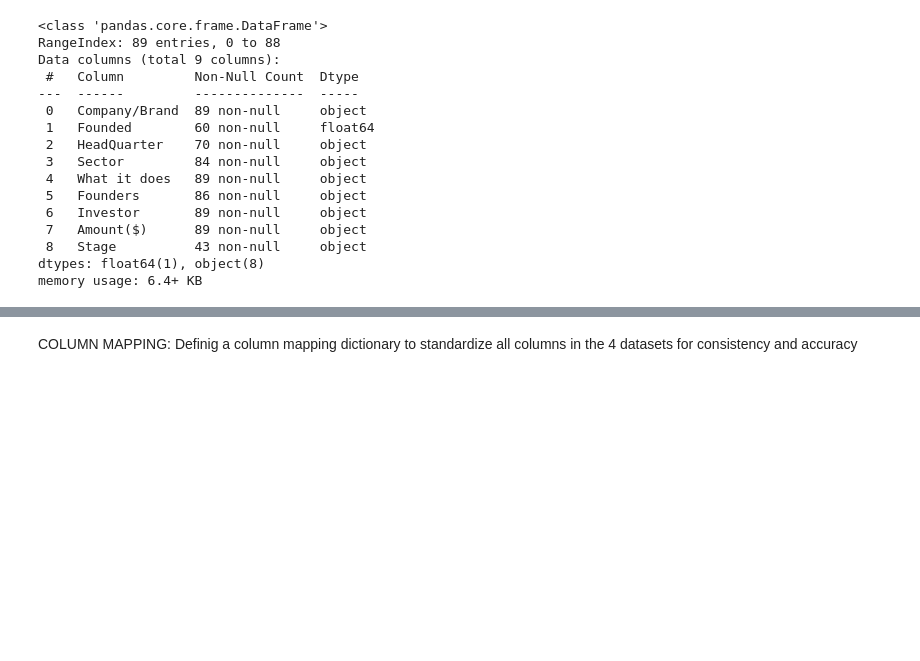
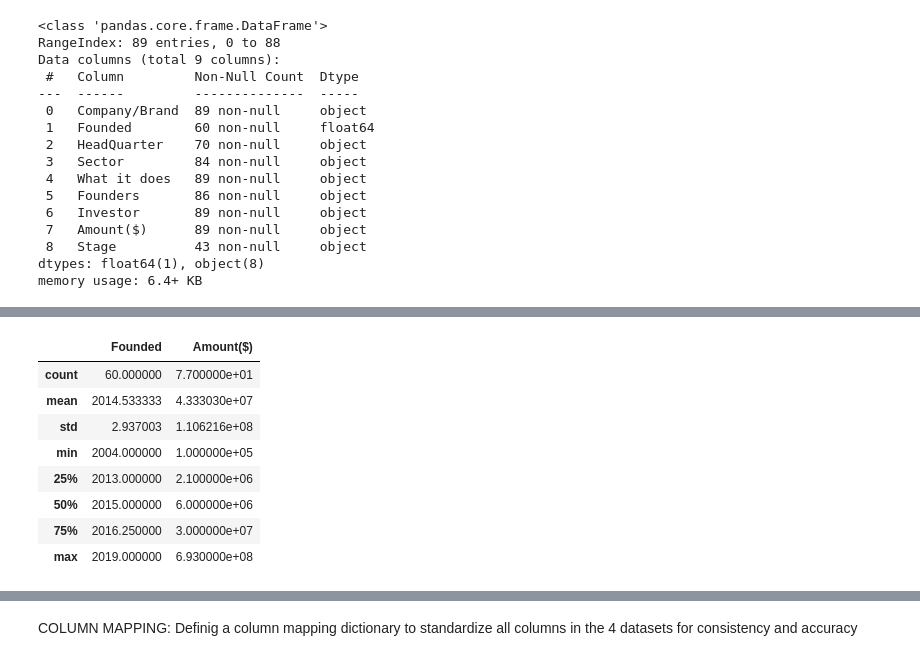
Before and after one commit to BamBamOguns/CA_First_Project_LP1, a Jupyter notebook: Notebooks/main.ipynb, the cells around one changed output, grey strips where cells are left out. Drawn from its saved outputs; the diff is of its cells as text; code cells hidden in the pictures; blank space fills up the shorter version.

```diff
--- a/Notebooks/main.ipynb
+++ b/Notebooks/main.ipynb
@@ -741,0 +763,14 @@ memory usage: 6.4+ KB
+# %%
+# Changing some fields in 'object Dtype' to 'category Dtype'
+data_2019['Company/Brand'] = data_2019['Company/Brand'].astype('category')
+data_2019['HeadQuarter'] = data_2019['HeadQuarter'].astype('category')
+data_2019['Sector'] = data_2019['Sector'].astype('category')
+data_2019['What it does'] = data_2019['What it does'].astype('category')
+data_2019['Founders'] = data_2019['Founders'].astype('category')
+data_2019['Investor'] = data_2019['Investor'].astype('category')
+data_2019['Stage'] = data_2019['Stage'].astype('category')
+
+
+# Display the data types after conversion
+print("\nData types after conversion:")
+print(data_2019.dtypes)
@@ -741,0 +857,12 @@ memory usage: 6.4+ KB
+# %%
+data_2019.describe()
+# %% [output]
+|  | Founded | Amount($) |
+| count | 60.000000 | 7.700000e+01 |
+| mean | 2014.533333 | 4.333030e+07 |
+| std | 2.937003 | 1.106216e+08 |
+| min | 2004.000000 | 1.000000e+05 |
+| 25% | 2013.000000 | 2.100000e+06 |
+| 50% | 2015.000000 | 6.000000e+06 |
+| 75% | 2016.250000 | 3.000000e+07 |
+| max | 2019.000000 | 6.930000e+08 |
```
Also changed, not shown: parts of 12 cells of this notebook.
